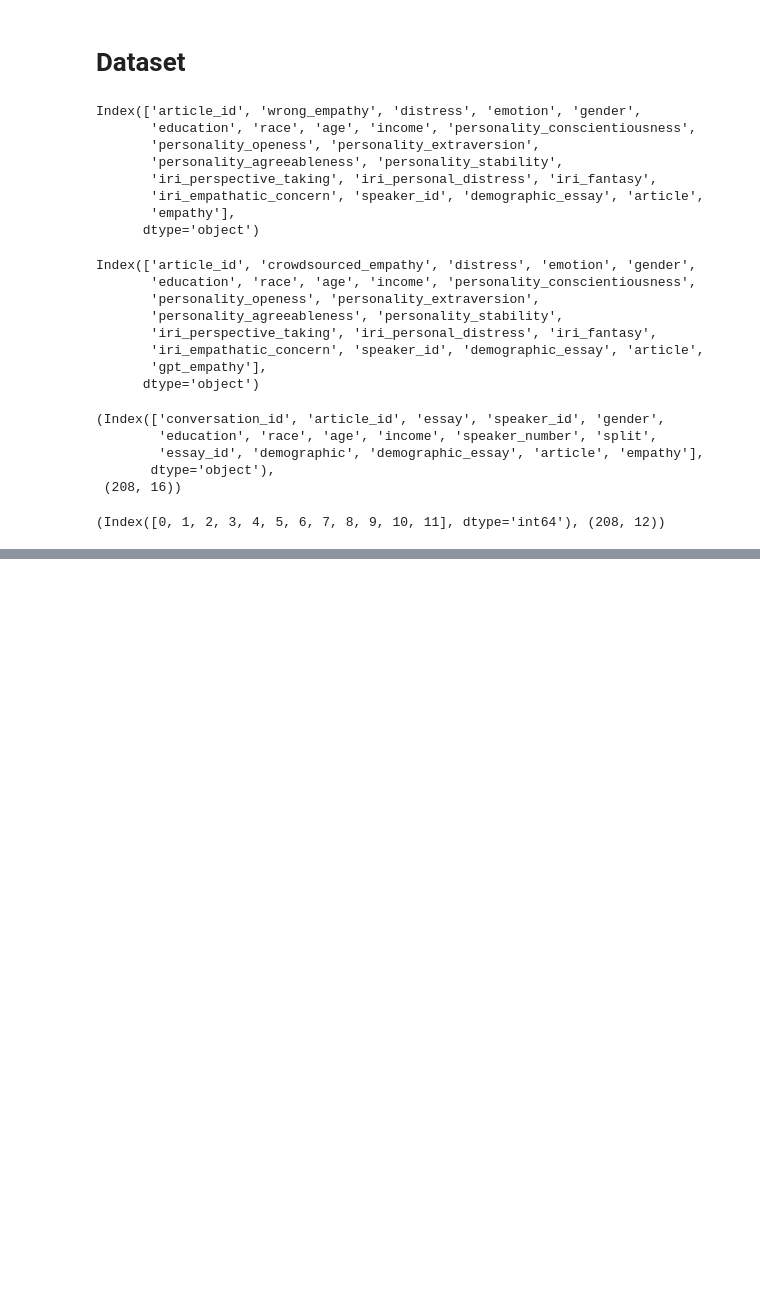
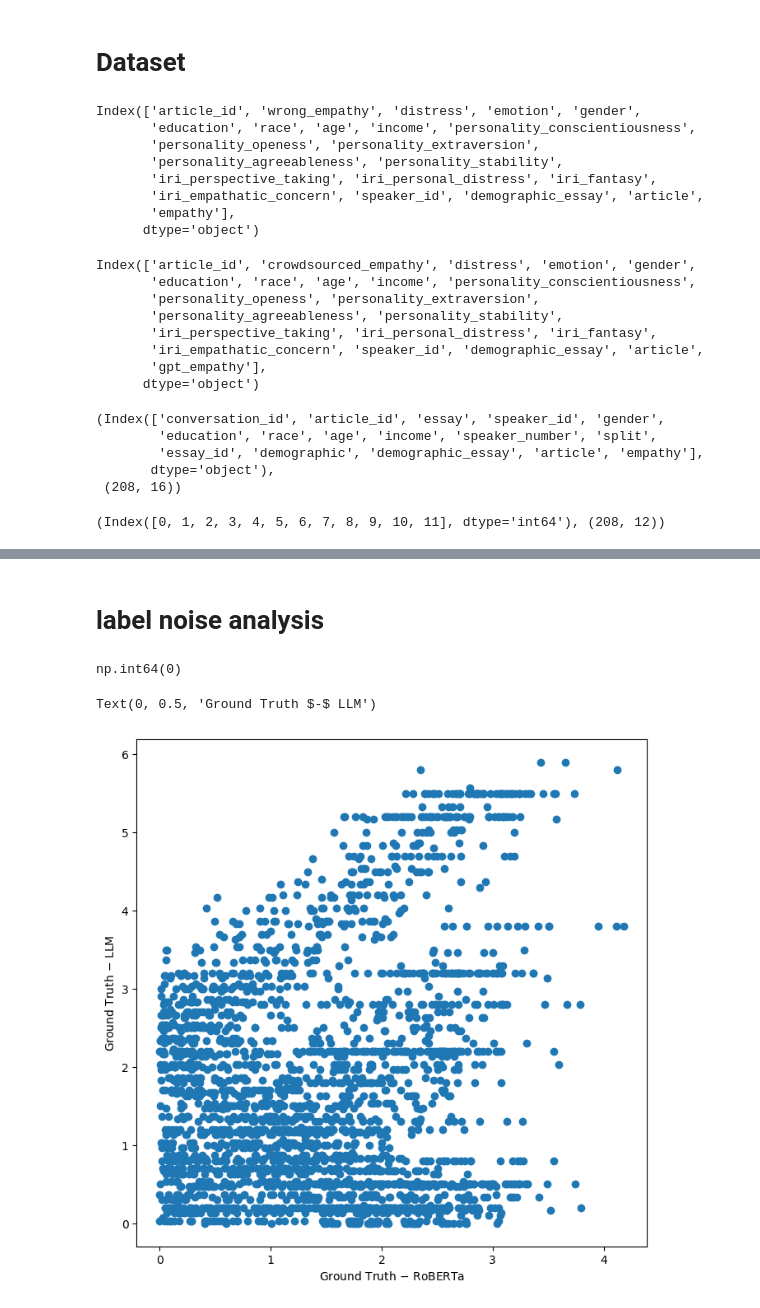
Before and after one commit to hasan-rakibul/LLMPathy, a Jupyter notebook: src/scratch.ipynb, the cells around one changed output, grey strips where cells are left out. Saved outputs shown, nothing was run; the diff lists cells and outputs as text; code cells hidden in the pictures; blank space fills up the shorter version.

```diff
--- a/src/scratch.ipynb
+++ b/src/scratch.ipynb
@@ -57,0 +76,2 @@ dev_gpt.to_csv('../data/v3_dev_gpt.tsv', sep='\t', index=False)
+# %% [markdown]
+# label noise analysis
@@ -57,0 +83,24 @@ dev_gpt.to_csv('../data/v3_dev_gpt.tsv', sep='\t', index=False)
+# %%
+# logging_dir = "../logs/20240829_112502_DetectNoiseLabels/"
+logging_dir = "../logs/20240902_142147_DetectNoiseLabels_10Fold/"
+k_fold = pd.read_csv(os.path.join(logging_dir, "k_fold_cross_validation_results.csv"))
+# %%
+k_fold["sample_index"].duplicated().sum()
+# %% [output]
+np.int64(0)
+# %%
+k_fold = k_fold.sort_values('sample_index').set_index('sample_index')
+# %%
+train_df = pd.read_csv('../data/v2_v3_train.tsv', sep='\t')
+# %%
+residual_model = np.abs(k_fold["ground_truth"]-k_fold["predictions"])
+residual_llm =  np.abs(train_df["crowdsourced_empathy"]-train_df["gpt_empathy"])
+# %%
+plt.figure(figsize=(8, 8))
+plt.scatter(residual_model, residual_llm)
+plt.xlabel("Ground Truth $-$ RoBERTa")
+plt.ylabel("Ground Truth $-$ LLM")
+# plt.savefig(os.path.join(logging_dir, "label_noise.png"), bbox_inches='tight')
+# %% [output]
+Text(0, 0.5, 'Ground Truth $-$ LLM')
+[figure, added]
```
Also changed, not shown: parts of 25 cells of this notebook, 14 other files.
